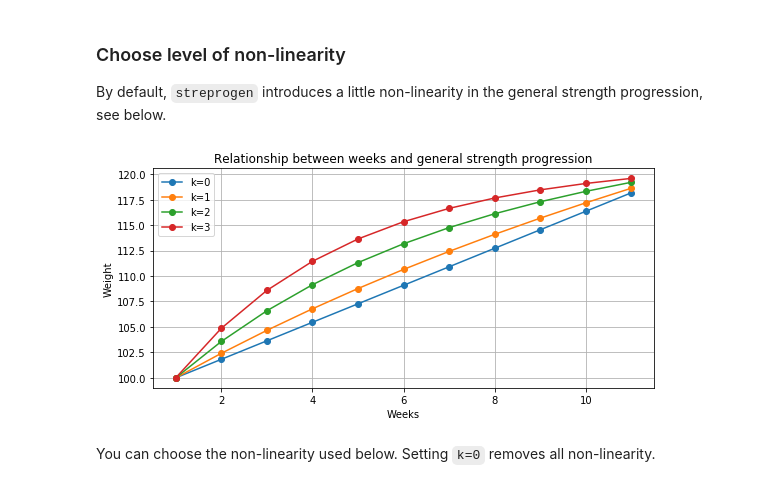
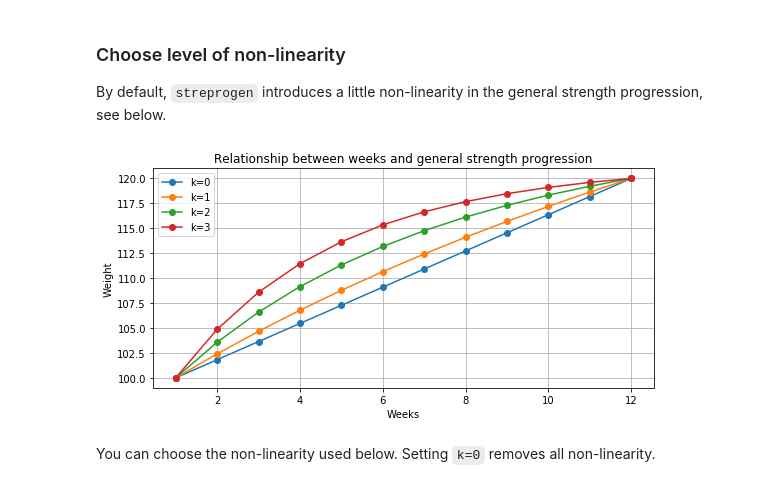
Before and after one commit to tommyod/streprogen, a Jupyter notebook: examples/Example - Beginner 5x5 program modified.ipynb, the cells around one changed output. Drawn from its saved outputs; the diff is of its cells as text; code cells hidden in the pictures.

```diff
--- a/examples/Example - Beginner 5x5 program modified.ipynb
+++ b/examples/Example - Beginner 5x5 program modified.ipynb
@@ -23,23 +23,19 @@ By default, `streprogen` introduces a little non-linearity in the general streng
 # %%
 plt.figure(figsize=(8, 4))
 plt.title("Relationship between weeks and general strength progression")
 
 duration = 12
-weeks = list(range(1, duration))
+weeks = list(range(1, duration + 1))
 
 for k in range(0, 4):
-
     progression = functools.partial(progression_diffeq, k=k)
     plt.plot(weeks, progression(weeks, start_weight=100, final_weight=120,
                                 start_week=1, final_week=12), '-o', label="k=" + str(k))
-plt.xlabel("Weeks")
-plt.ylabel("Weight")
-plt.grid()
-plt.legend()
 
-plt.tight_layout()
+plt.xlabel("Weeks"); plt.ylabel("Weight")
+plt.grid(); plt.legend(); plt.tight_layout()
 # %% [output]
-[figure, old version]
+[figure, new version]
 # %% [markdown]
 You can choose the non-linearity used below. Setting `k=0` removes all non-linearity.
 # %%
```
Also changed, not shown: parts of 3 cells of this notebook, 7 other files.
